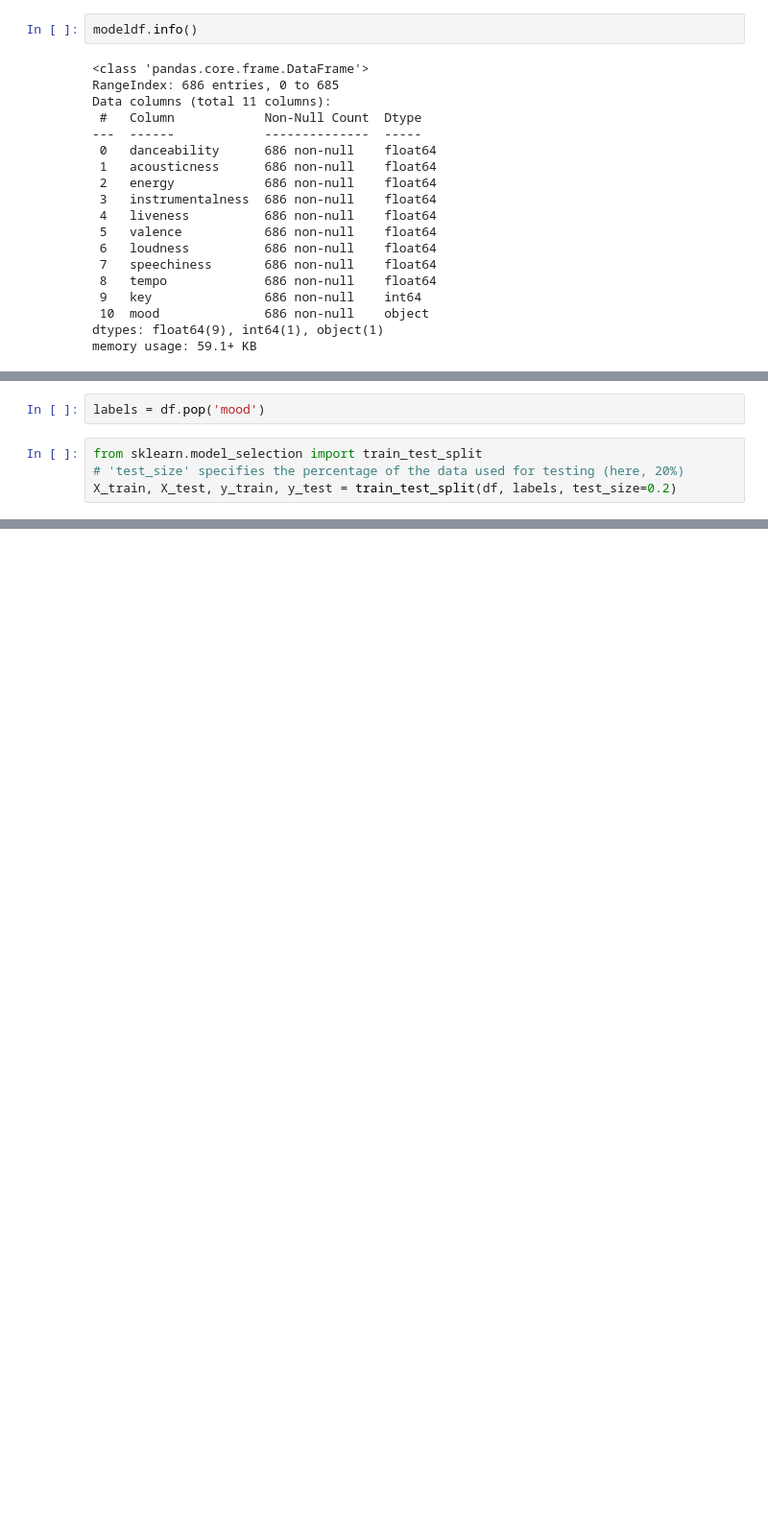
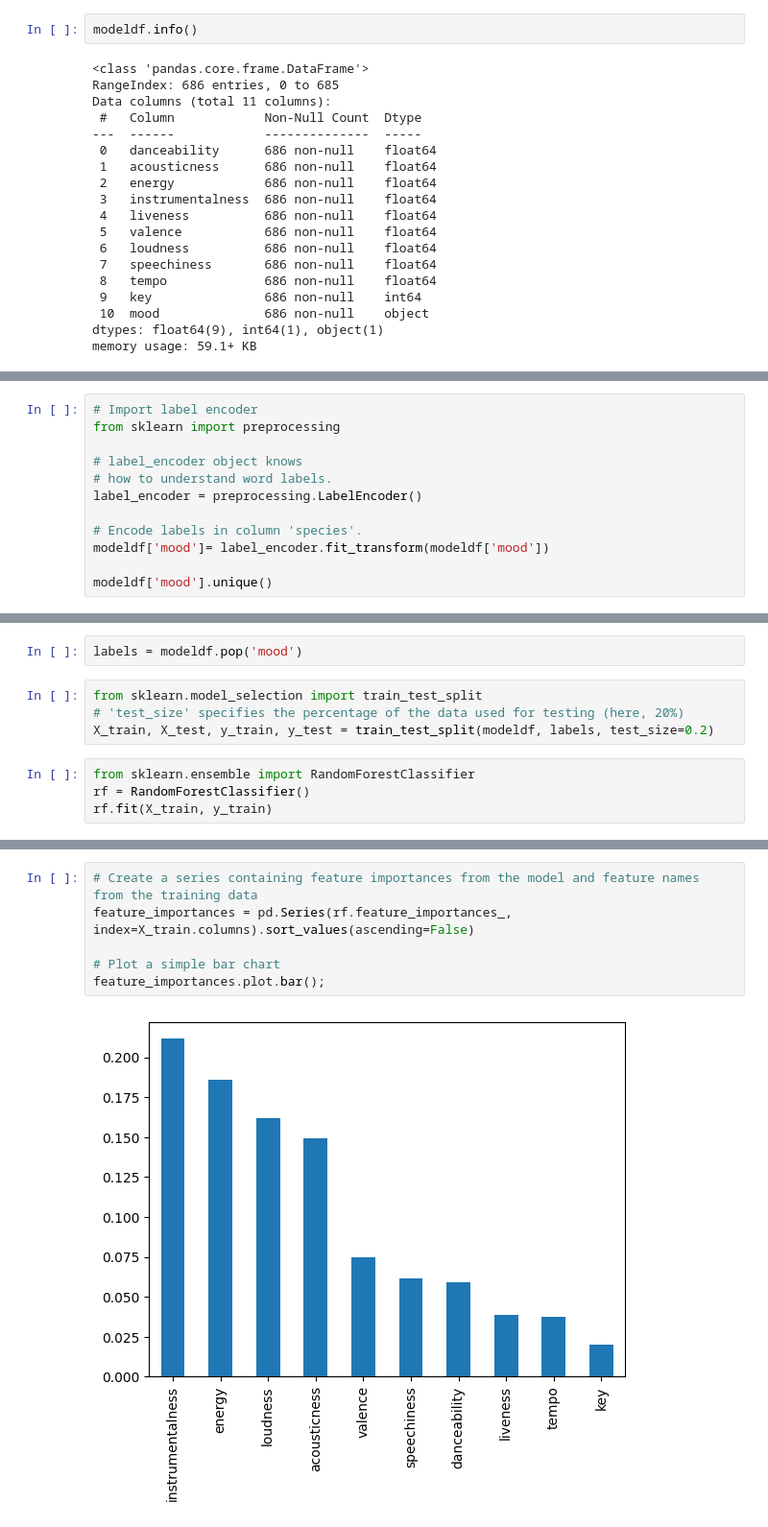
Before and after one commit to HalaShawky/Music-Mood-Prediction, a Jupyter notebook: Music-Mood-Code.ipynb, the cells around one changed output, grey strips where cells are left out. Shown at 96% size. Cells and saved outputs as stored; diff of their text form; blank space fills up the shorter version.

```diff
--- a/Music-Mood-Code.ipynb
+++ b/Music-Mood-Code.ipynb
@@ -156,0 +161,12 @@ memory usage: 59.1+ KB
+# %%
+# Import label encoder
+from sklearn import preprocessing
+
+# label_encoder object knows
+# how to understand word labels.
+label_encoder = preprocessing.LabelEncoder()
+
+# Encode labels in column 'species'.
+modeldf['mood']= label_encoder.fit_transform(modeldf['mood'])
+
+modeldf['mood'].unique()
@@ -157,6 +175,10 @@ memory usage: 59.1+ KB
 # %%
-labels = df.pop('mood')
+labels = modeldf.pop('mood')
 # %%
 from sklearn.model_selection import train_test_split
 # 'test_size' specifies the percentage of the data used for testing (here, 20%)
-X_train, X_test, y_train, y_test = train_test_split(df, labels, test_size=0.2)
+X_train, X_test, y_train, y_test = train_test_split(modeldf, labels, test_size=0.2)
+# %%
+from sklearn.ensemble import RandomForestClassifier
+rf = RandomForestClassifier()
+rf.fit(X_train, y_train)
@@ -162,0 +191,8 @@ X_train, X_test, y_train, y_test = train_test_split(df, labels, test_size=0.2)
+# %%
+# Create a series containing feature importances from the model and feature names from the training data
+feature_importances = pd.Series(rf.feature_importances_, index=X_train.columns).sort_values(ascending=False)
+
+# Plot a simple bar chart
+feature_importances.plot.bar();
+# %% [output]
+[figure, added]
```
Also changed, not shown: parts of 5 cells of this notebook.
